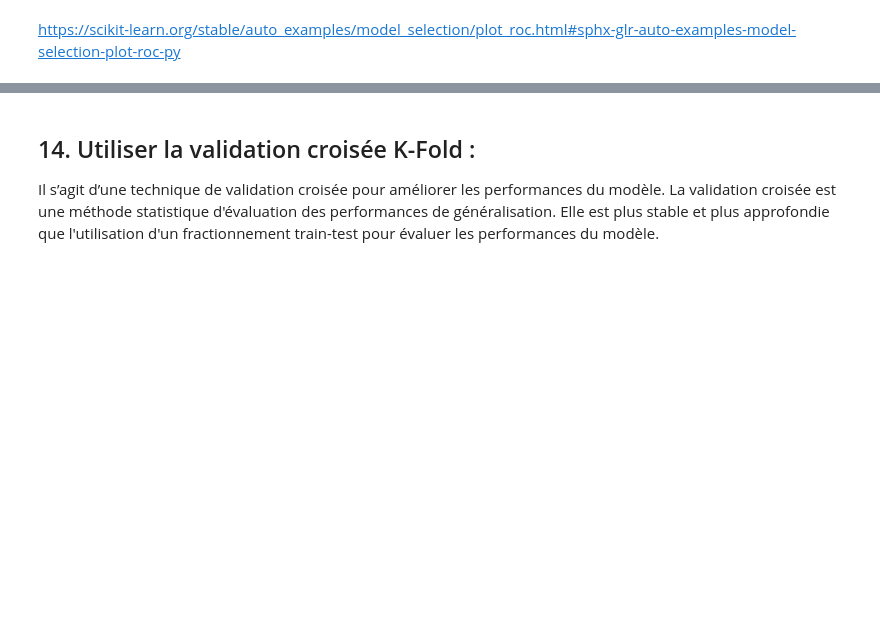
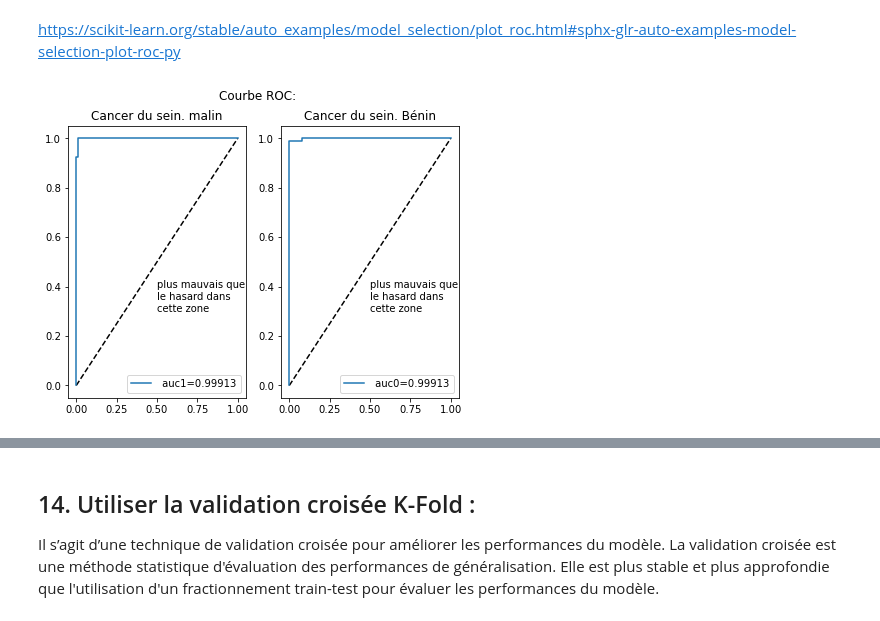
Before and after one commit to jpphi/brief11-KNN, a Jupyter notebook: brief11-KNN-rendu.ipynb, the cells around one changed output, grey strips where cells are left out. Drawn from its saved outputs; the diff is of its cells as text; code cells hidden in the pictures; blank space fills up the shorter version.

```diff
--- a/brief11-KNN-rendu.ipynb
+++ b/brief11-KNN-rendu.ipynb
@@ -433,0 +395,6 @@ l'ensemble de test.
+# %%
+modelKNN= KNeighborsClassifier(n_neighbors= voisin, metric= metric[3])
+modelKNN.fit(x_entrainement_std, y_entrainement)
+precision= modelKNN.score(x_test_std, y_test)
+
+print(f" le score de précision nulle est de {100*score_precision_nul:.2f}% à comparer au {100*precision:.2f}% du modèle avec metric= minkowski.")
@@ -467,0 +440,10 @@ Classe 2 - la probabilité de cancer bénin est prévue si la probabilité <0,5.
+# %%
+voisin= 34
+metric= ["euclidean", "manhattan", "chebyshev", "minkowski"]
+
+modelKNN= KNeighborsClassifier(n_neighbors= voisin, metric= metric[0])
+modelKNN.fit(x_entrainement_std, y_entrainement)
+precision= modelKNN.score(x_test_std, y_test)
+y_pred= modelKNN.predict(x_test_std)
+
+print(classification_report(y_test,y_pred, target_names=["Bénin","Malin"]))
@@ -483,3 +489,38 @@ ROC égale à 1, tandis qu'un classificateur purement aléatoire aura une AUC RO
 Ainsi, ROC AUC est le pourcentage du tracé ROC qui se trouve sous la courbe.
 # %% [markdown]
 https://scikit-learn.org/stable/auto_examples/model_selection/plot_roc.html#sphx-glr-auto-examples-model-selection-plot-roc-py
+# %%
+# http://www.xavierdupre.fr/app/papierstat/helpsphinx/notebooks/wines_color.html
+
+voisin= 34
+metric= ["euclidean", "manhattan", "chebyshev", "minkowski"]
+
+modelKNN= KNeighborsClassifier(n_neighbors= voisin, metric= metric[0])
+modelKNN.fit(x_entrainement_std, y_entrainement)
+
+precision= modelKNN.score(x_test_std, y_test)
+y_pred= modelKNN.predict(x_test_std)
+y_pred_proba= modelKNN.predict_proba(x_test_std)
+
+fpr0, tpr0, thresholds0 = roc_curve(y_test, y_pred_proba[:,0], pos_label= modelKNN.classes_[0])
+fpr1, tpr1, thresholds1 = roc_curve(y_test, y_pred_proba[:,1], pos_label= modelKNN.classes_[1])
+
+fig, ax = plt.subplots(1, 2, figsize=(7,5))
+
+aucf1 = auc(fpr1, tpr1)  # seconde façon
+ax[0].plot([0, 1], [0, 1], 'k--')
+ax[0].plot(fpr1, tpr1, label=  f' auc1={aucf1:1.5f}')
+ax[0].text(0.5, 0.3, "plus mauvais que\nle hasard dans\ncette zone")
+ax[0].set_title('Cancer du sein. malin')
+ax[0].legend();
+
+aucf0 = auc(fpr0, tpr0)  # seconde façon
+ax[1].plot([0, 1], [0, 1], 'k--')
+ax[1].plot(fpr0, tpr0, label=  f' auc0={aucf0:1.5f}')
+ax[1].text(0.5, 0.3, "plus mauvais que\nle hasard dans\ncette zone")
+ax[1].set_title('Cancer du sein. Bénin')
+ax[1].legend();
+
+_= fig.suptitle("Courbe ROC:")
+# %% [output]
+[figure, added]
```
Also changed, not shown: parts of 20 cells of this notebook, 1 other file.
